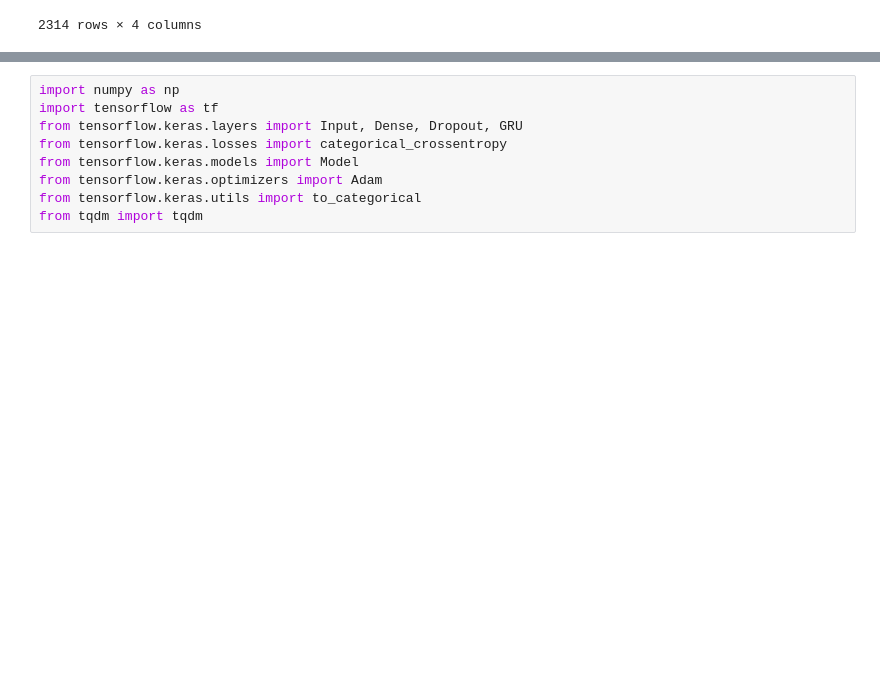
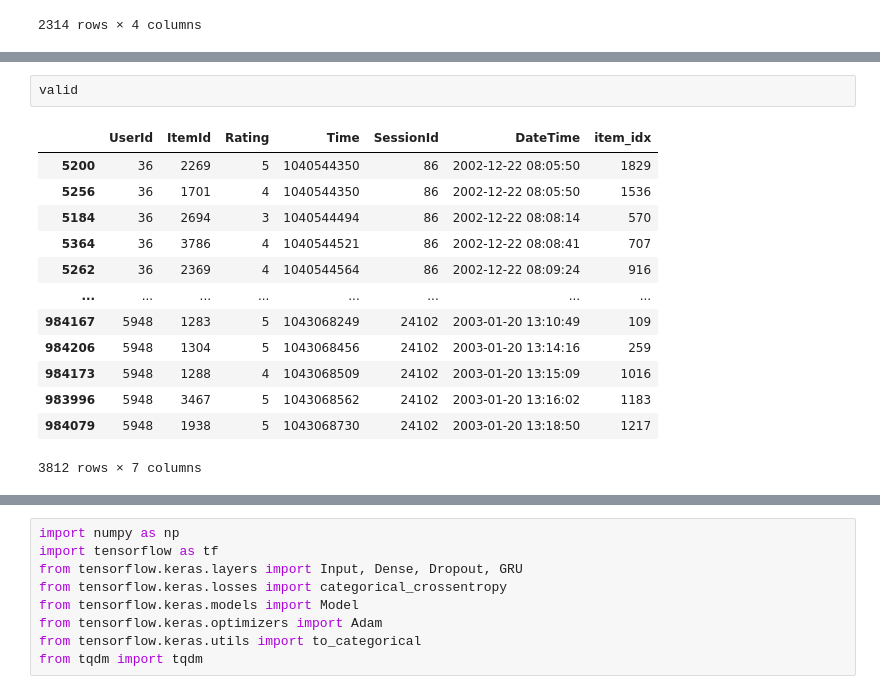
Before and after one commit to limjs19/first-repository, a Jupyter notebook: E17. Recommend_Movie[limjs].ipynb, the cells around one changed output, grey strips where cells are left out. Cells and saved outputs as stored; diff of their text form; blank space fills up the shorter version.

```diff
--- a/E17. Recommend_Movie[limjs].ipynb
+++ b/E17. Recommend_Movie[limjs].ipynb
@@ -545,0 +434,16 @@ train_dataset.df
+# %%
+valid
+# %% [output]
+|  | UserId | ItemId | Rating | Time | SessionId | DateTime | item_idx |
+| 5200 | 36 | 2269 | 5 | 1040544350 | 86 | 2002-12-22 08:05:50 | 1829 |
+| 5256 | 36 | 1701 | 4 | 1040544350 | 86 | 2002-12-22 08:05:50 | 1536 |
+| 5184 | 36 | 2694 | 3 | 1040544494 | 86 | 2002-12-22 08:08:14 | 570 |
+| 5364 | 36 | 3786 | 4 | 1040544521 | 86 | 2002-12-22 08:08:41 | 707 |
+| 5262 | 36 | 2369 | 4 | 1040544564 | 86 | 2002-12-22 08:09:24 | 916 |
+| ... | ... | ... | ... | ... | ... | ... | ... |
+| 984167 | 5948 | 1283 | 5 | 1043068249 | 24102 | 2003-01-20 13:10:49 | 109 |
+| 984206 | 5948 | 1304 | 5 | 1043068456 | 24102 | 2003-01-20 13:14:16 | 259 |
+| 984173 | 5948 | 1288 | 4 | 1043068509 | 24102 | 2003-01-20 13:15:09 | 1016 |
+| 983996 | 5948 | 3467 | 5 | 1043068562 | 24102 | 2003-01-20 13:16:02 | 1183 |
+| 984079 | 5948 | 1938 | 5 | 1043068730 | 24102 | 2003-01-20 13:18:50 | 1217 |
+3812 rows × 7 columns
```
Also changed, not shown: parts of 93 cells of this notebook.
